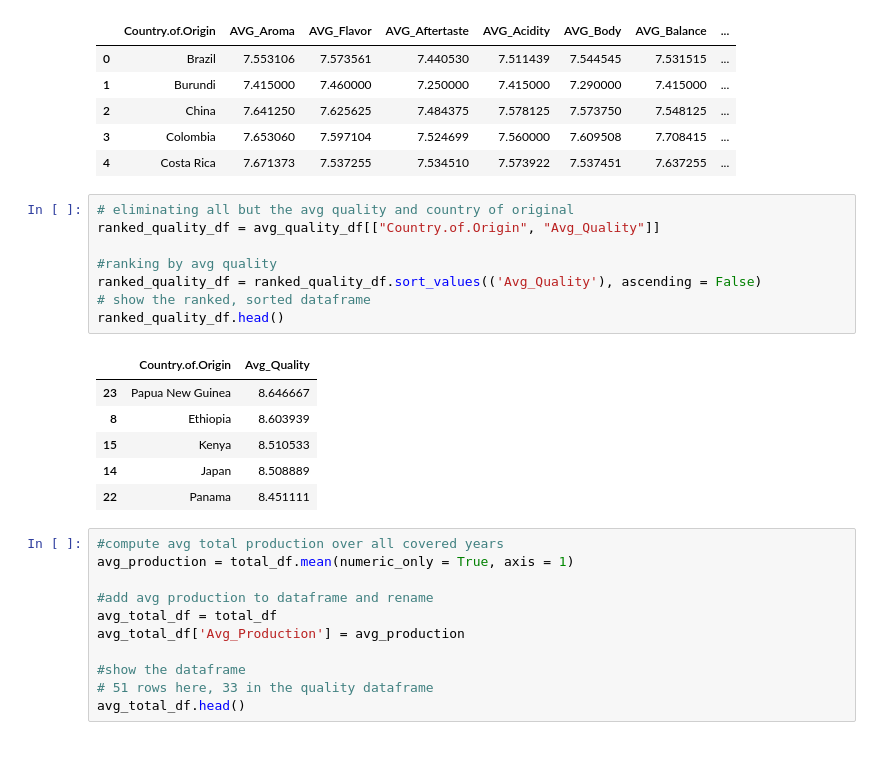
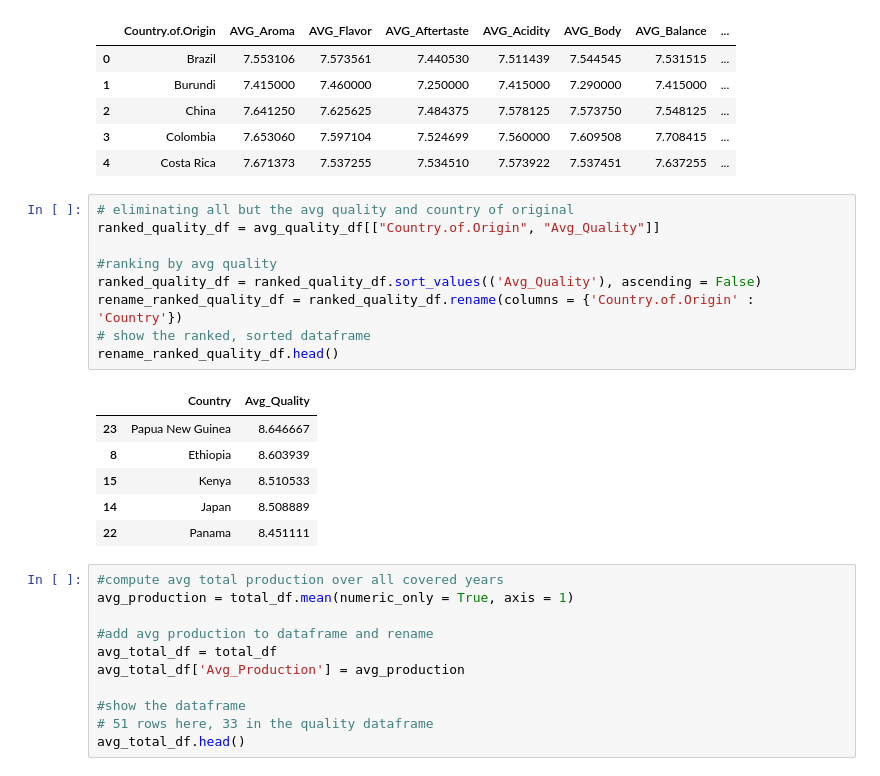
Before and after one commit to colinroberts-data-analytics-portfolio/project1, a Jupyter notebook: Weathercoffee.ipynb, the cells around one changed output. Saved outputs shown, nothing was run; the diff lists cells and outputs as text.

```diff
--- a/Weathercoffee.ipynb
+++ b/Weathercoffee.ipynb
@@ -70,13 +70,14 @@ avg_quality_df.head()
 # %%
 # eliminating all but the avg quality and country of original
 ranked_quality_df = avg_quality_df[["Country.of.Origin", "Avg_Quality"]]
 
 #ranking by avg quality
 ranked_quality_df = ranked_quality_df.sort_values(('Avg_Quality'), ascending = False)
+rename_ranked_quality_df = ranked_quality_df.rename(columns = {'Country.of.Origin' : 'Country'})
 # show the ranked, sorted dataframe
-ranked_quality_df.head()
+rename_ranked_quality_df.head()
 # %% [output]
-|  | Country.of.Origin | Avg_Quality |
+|  | Country | Avg_Quality |
 | 23 | Papua New Guinea | 8.646667 |
 | 8 | Ethiopia | 8.603939 |
 | 15 | Kenya | 8.510533 |
```
Also changed, not shown: parts of 3 cells of this notebook.
